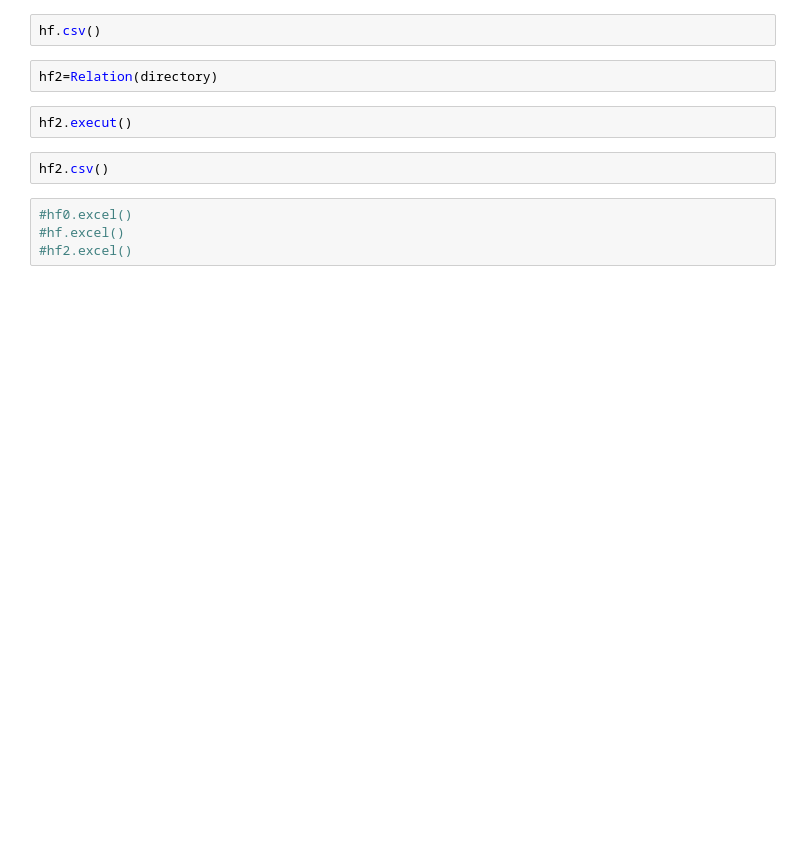
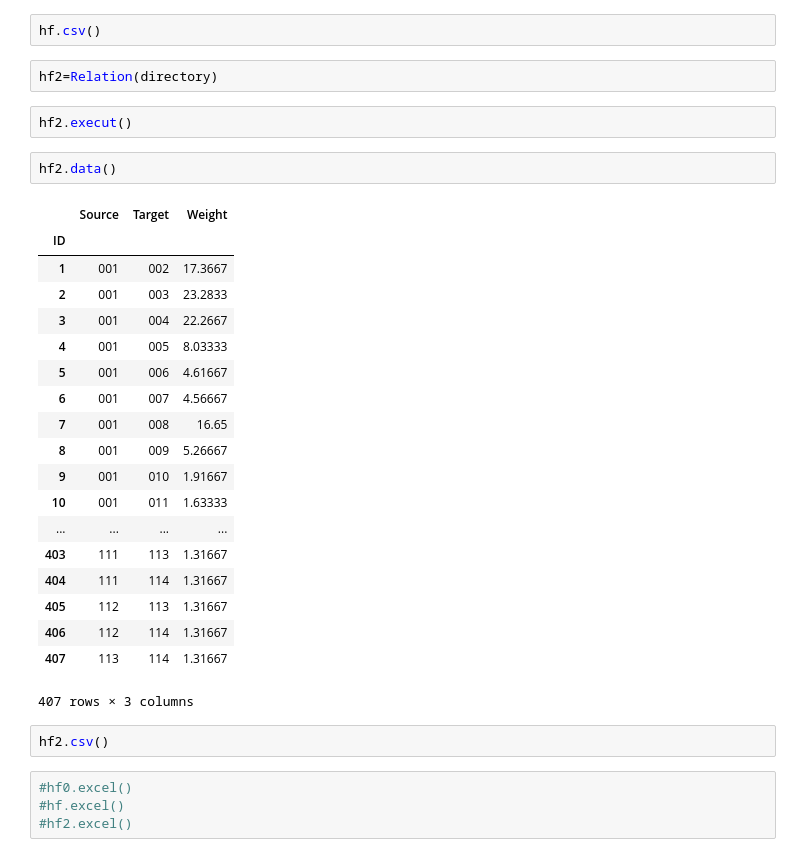
Before and after one commit to jvprimakipr/IC_Redes, a Jupyter notebook: Trabalhos/UCM/Fase1/Homem_de_Ferro_1/Work.ipynb, the cells around one changed output. Drawn from its saved outputs; the diff is of its cells as text; blank space fills up the shorter version.

```diff
--- a/Trabalhos/UCM/Fase1/Homem_de_Ferro_1/Work.ipynb
+++ b/Trabalhos/UCM/Fase1/Homem_de_Ferro_1/Work.ipynb
@@ -606,6 +649,28 @@ hf.csv()
 hf2=Relation(directory)
 # %%
 hf2.execut()
+# %%
+hf2.data()
+# %% [output]
+|  | Source | Target | Weight |
+| ID |  |  |  |
+| 1 | 001 | 002 | 17.3667 |
+| 2 | 001 | 003 | 23.2833 |
+| 3 | 001 | 004 | 22.2667 |
+| 4 | 001 | 005 | 8.03333 |
+| 5 | 001 | 006 | 4.61667 |
+| 6 | 001 | 007 | 4.56667 |
+| 7 | 001 | 008 | 16.65 |
+| 8 | 001 | 009 | 5.26667 |
+| 9 | 001 | 010 | 1.91667 |
+| 10 | 001 | 011 | 1.63333 |
+| ... | ... | ... | ... |
+| 403 | 111 | 113 | 1.31667 |
+| 404 | 111 | 114 | 1.31667 |
+| 405 | 112 | 113 | 1.31667 |
+| 406 | 112 | 114 | 1.31667 |
+| 407 | 113 | 114 | 1.31667 |
+407 rows × 3 columns
 # %%
 hf2.csv()
 # %%
```
Also changed, not shown: parts of 4 cells of this notebook.
